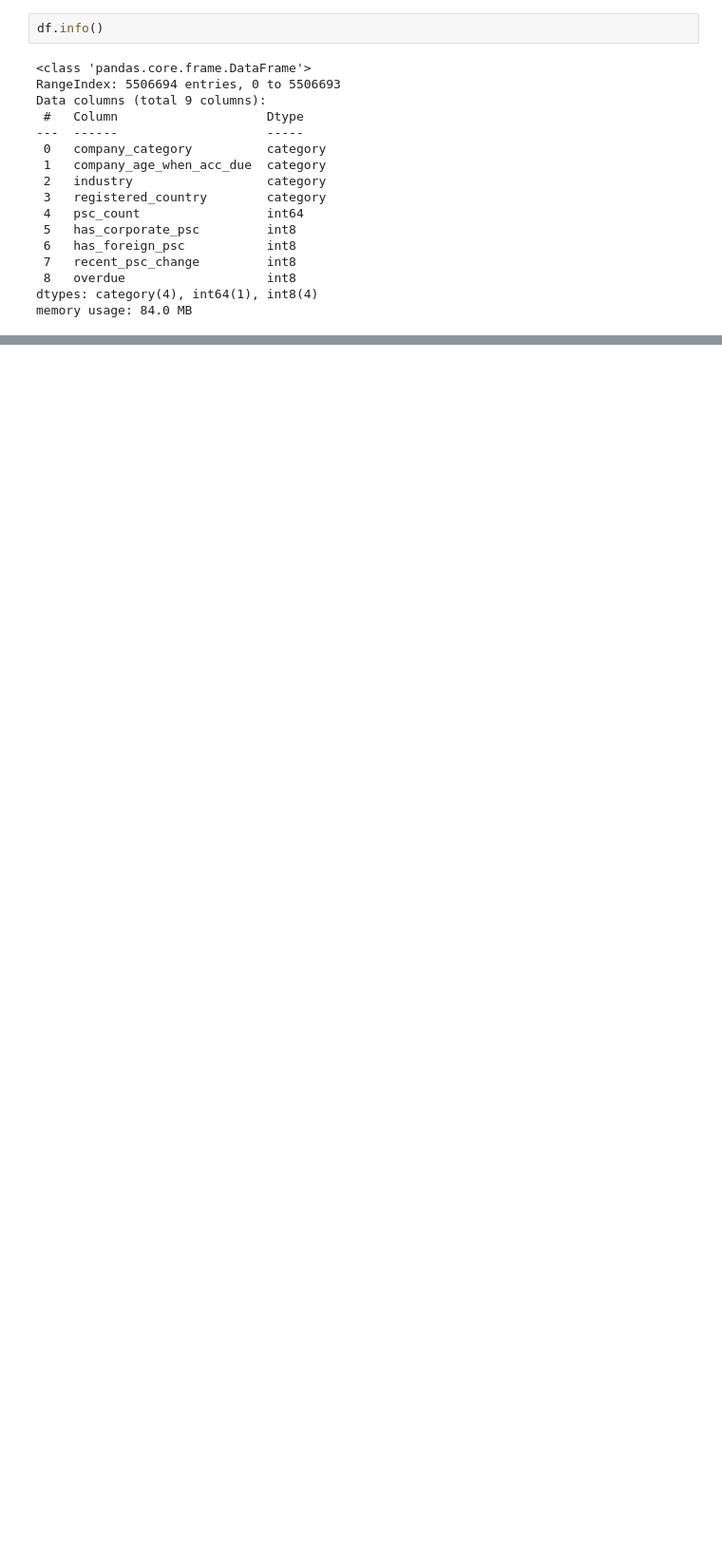
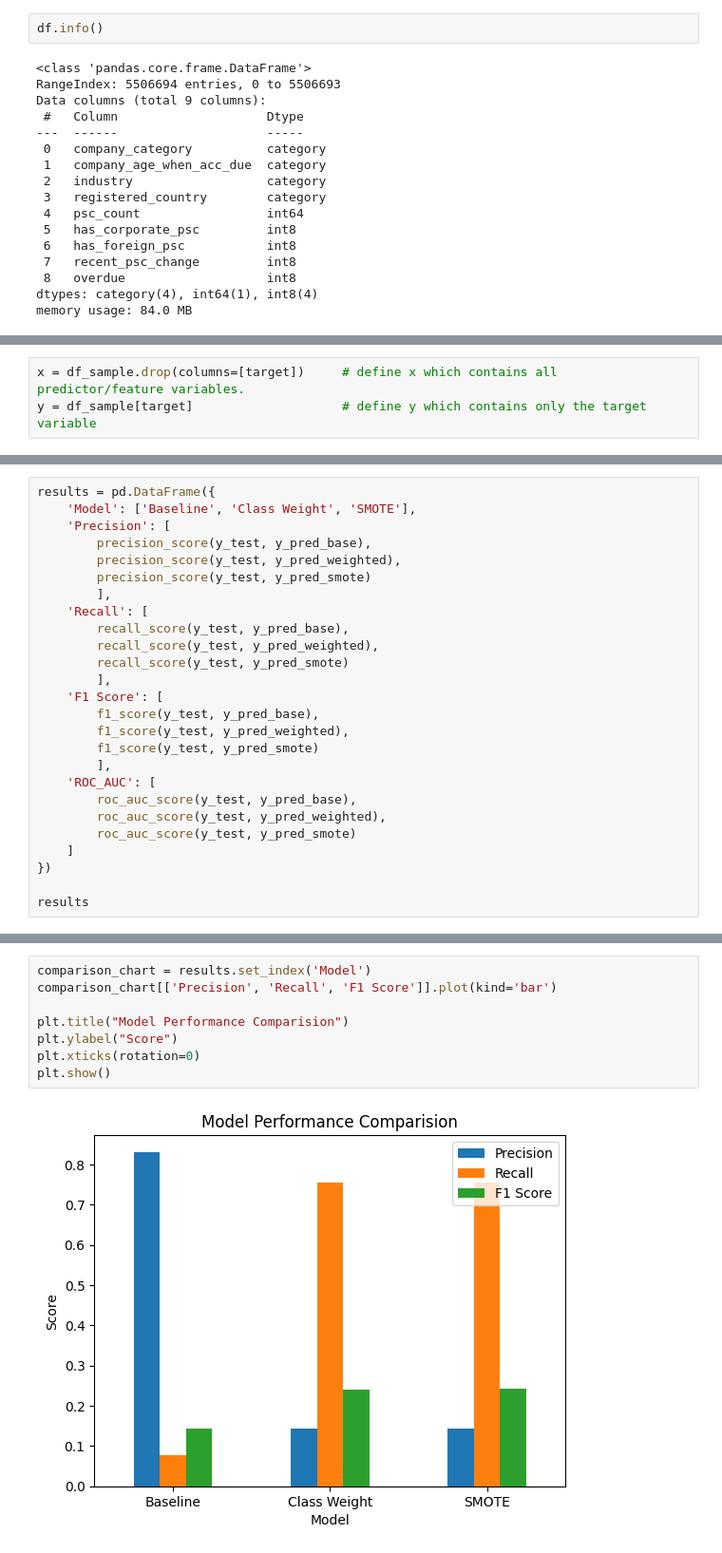
Before and after one commit to BP0323904/dspp, a Jupyter notebook: Companies_House/Notebooks/CH_Log_Reg_Model.ipynb, the cells around one changed output, grey strips where cells are left out. Shown: that part at 95% size. Cells and saved outputs as stored; diff of their text form; blank space fills up the shorter version.

```diff
--- a/Companies_House/Notebooks/CH_Log_Reg_Model.ipynb
+++ b/Companies_House/Notebooks/CH_Log_Reg_Model.ipynb
@@ -162,0 +182,3 @@ To address the imbalance, **Synthetic Minority Oversampling Technique (SMOTE)**
+# %%
+x = df_sample.drop(columns=[target])     # define x which contains all predictor/feature variables.
+y = df_sample[target]                    # define y which contains only the target variable
@@ -243,0 +318,26 @@ print(classification_report(y_test, y_pred_default))
+# %%
+results = pd.DataFrame({
+    'Model': ['Baseline', 'Class Weight', 'SMOTE'],
+    'Precision': [
+        precision_score(y_test, y_pred_base),
+        precision_score(y_test, y_pred_weighted),
+        precision_score(y_test, y_pred_smote)
+        ],
+    'Recall': [
+        recall_score(y_test, y_pred_base),
+        recall_score(y_test, y_pred_weighted),
+        recall_score(y_test, y_pred_smote)
+        ],
+    'F1 Score': [
+        f1_score(y_test, y_pred_base),
+        f1_score(y_test, y_pred_weighted),
+        f1_score(y_test, y_pred_smote)
+        ],
+    'ROC_AUC': [
+        roc_auc_score(y_test, y_pred_base),
+        roc_auc_score(y_test, y_pred_weighted),
+        roc_auc_score(y_test, y_pred_smote)
+    ]
+})
+
+results
@@ -243,0 +351,10 @@ print(classification_report(y_test, y_pred_default))
+# %%
+comparison_chart = results.set_index('Model')
+comparison_chart[['Precision', 'Recall', 'F1 Score']].plot(kind='bar')
+
+plt.title("Model Performance Comparision")
+plt.ylabel("Score")
+plt.xticks(rotation=0)
+plt.show()
+# %% [output]
+[figure, added]
```
Also changed, not shown: parts of 78 cells of this notebook.
